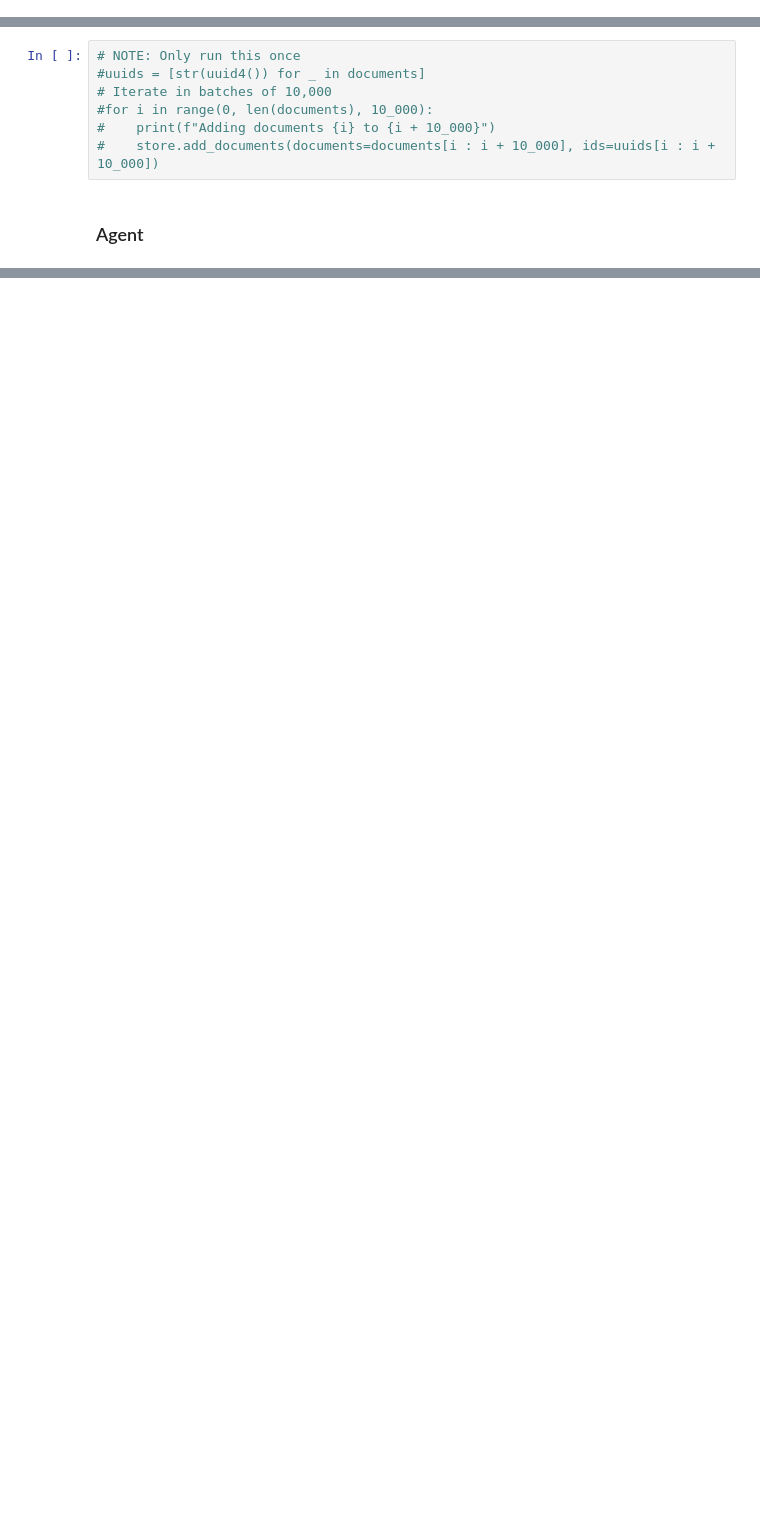
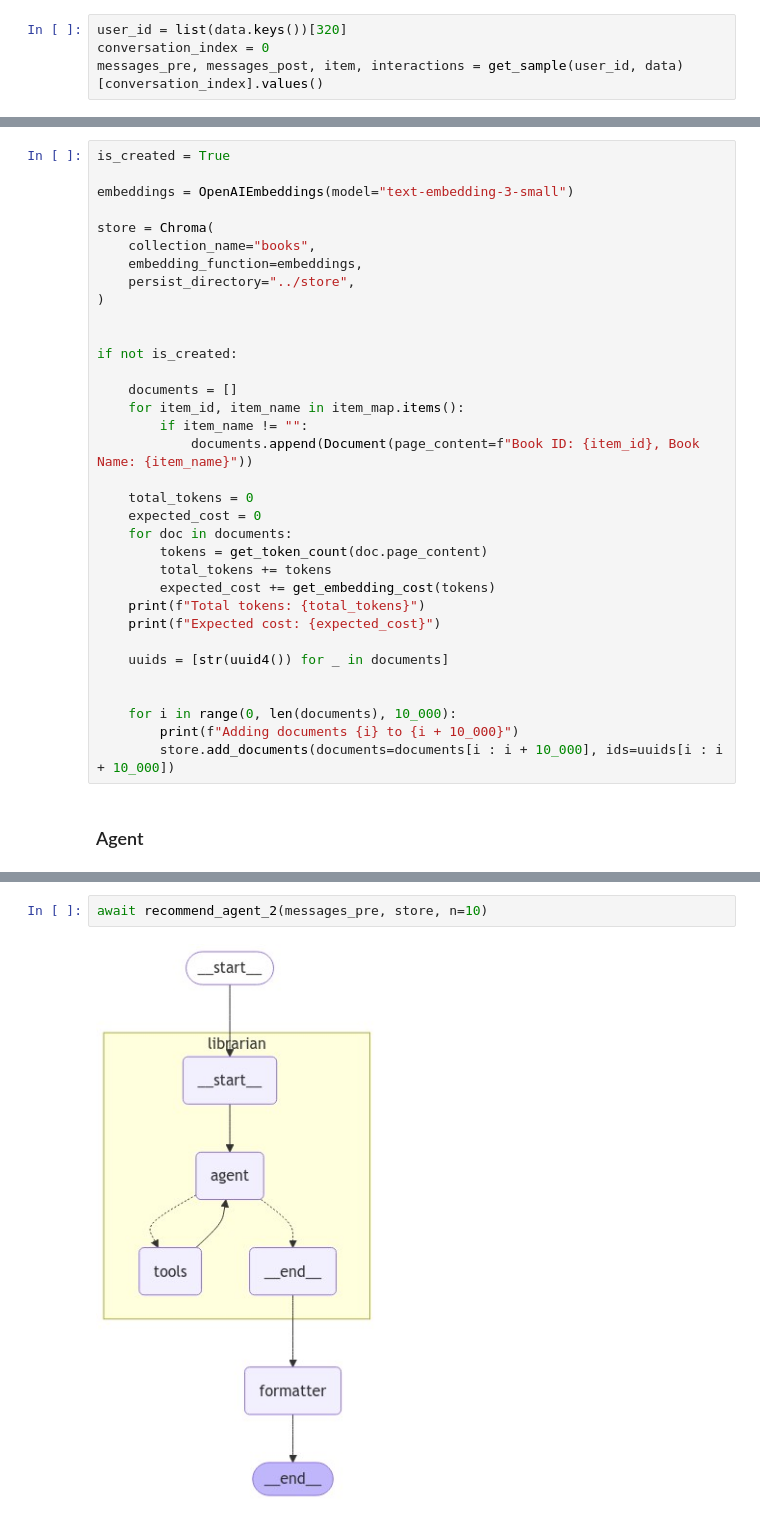
Before and after one commit to diegoquezadac/recommender-monkeys, a Jupyter notebook: notebooks/models.ipynb, the cells around one changed output, grey strips where cells are left out. Drawn from its saved outputs; the diff is of its cells as text; blank space fills up the shorter version.

```diff
--- a/notebooks/models.ipynb
+++ b/notebooks/models.ipynb
@@ -135,0 +133,4 @@ recommend_zero_shot(messages[:1], n=3, verbose=False)
+# %%
+user_id = list(data.keys())[320]
+conversation_index = 0
+messages_pre, messages_post, item, interactions = get_sample(user_id, data)[conversation_index].values()
@@ -197,9 +214,36 @@ store = Chroma(
 # %%
-# NOTE: Only run this once
-#uuids = [str(uuid4()) for _ in documents]
-# Iterate in batches of 10,000
-#for i in range(0, len(documents), 10_000):
-#    print(f"Adding documents {i} to {i + 10_000}")
-#    store.add_documents(documents=documents[i : i + 10_000], ids=uuids[i : i + 10_000])
+is_created = True
+
+embeddings = OpenAIEmbeddings(model="text-embedding-3-small")
+
+store = Chroma(
+    collection_name="books",
+    embedding_function=embeddings,
+    persist_directory="../store",
+)
+
+
+if not is_created:
+
+    documents = []
+    for item_id, item_name in item_map.items():
+        if item_name != "":
+            documents.append(Document(page_content=f"Book ID: {item_id}, Book Name: {item_name}"))
+
+    total_tokens = 0
+    expected_cost = 0
+    for doc in documents:
+        tokens = get_token_count(doc.page_content)
+        total_tokens += tokens
+        expected_cost += get_embedding_cost(tokens)
+    print(f"Total tokens: {total_tokens}")
+    print(f"Expected cost: {expected_cost}")
+
+    uuids = [str(uuid4()) for _ in documents]
+
+
+    for i in range(0, len(documents), 10_000):
+        print(f"Adding documents {i} to {i + 10_000}")
+        store.add_documents(documents=documents[i : i + 10_000], ids=uuids[i : i + 10_000])
 # %% [markdown]
 ### Agent
@@ -486,0 +260,4 @@ Cost: $0.0017770499999999999 USD
+# %%
+await recommend_agent_2(messages_pre, store, n=10)
+# %% [output]
+[figure, added]
```
Also changed, not shown: parts of 70 cells of this notebook, 2 other files.
